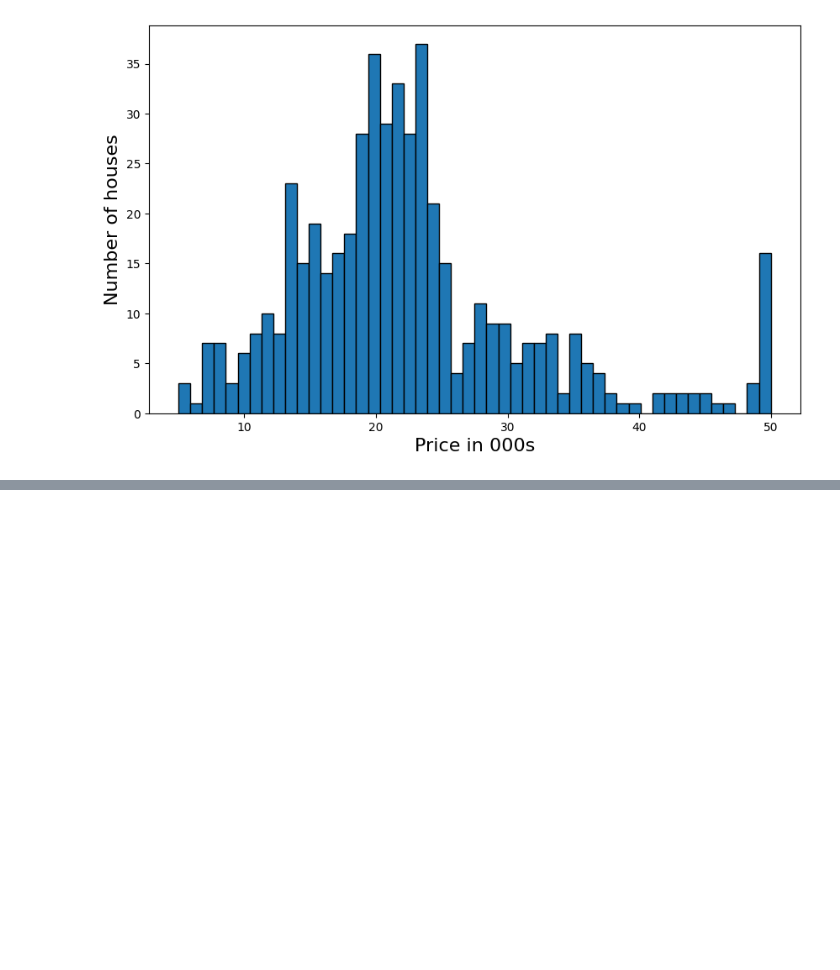
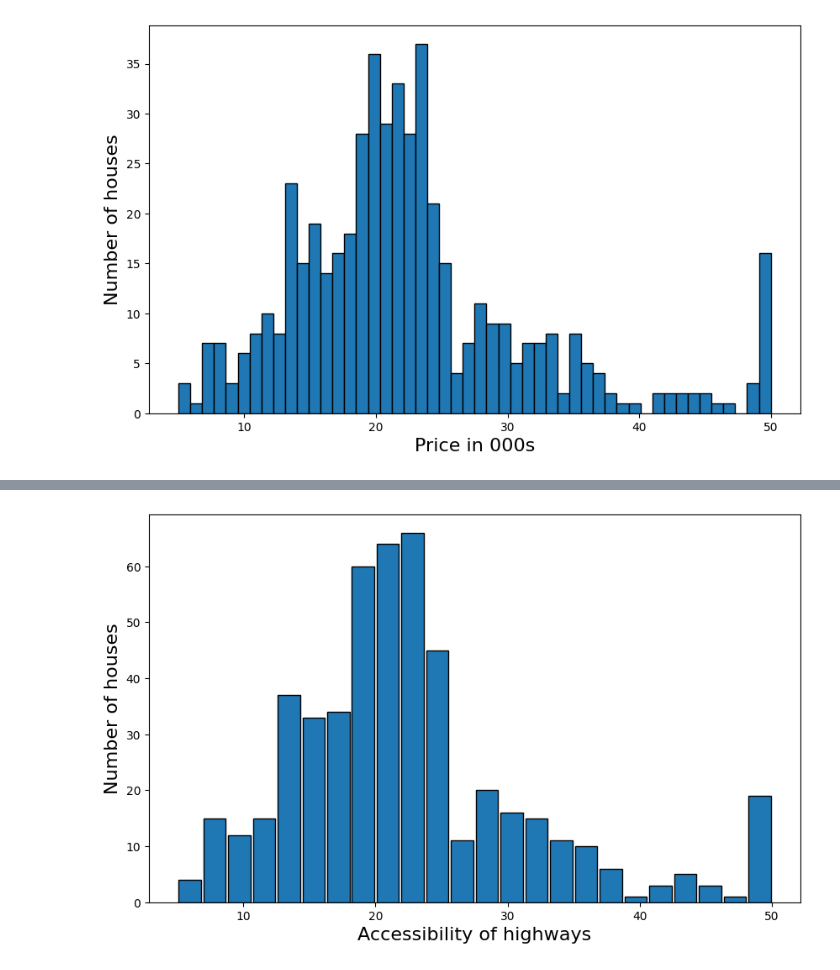
Before and after one commit to cropped33/ML_learining, a Jupyter notebook: chapter_5/predect_house_price.ipynb, the cells around one changed output, grey strips where cells are left out. Cells and saved outputs as stored; diff of their text form; code cells hidden in the pictures; blank space fills up the shorter version.

```diff
--- a/chapter_5/predect_house_price.ipynb
+++ b/chapter_5/predect_house_price.ipynb
@@ -75,0 +182,11 @@ plt.show()
+# %%
+plt.figure(figsize=(10,6))
+
+# nbins is set to 24 because rad has index ranging from 1 to 24 which is like rating for the accessibility of the highway
+plt.hist(data["PRICE"], bins=24,rwidth=0.9, ec="black")
+plt.xlabel("Accessibility of highways", fontsize=16)
+plt.ylabel("Number of houses", fontsize=16)
+
+plt.show()
+# %% [output]
+[figure, added]
```
Also changed, not shown: parts of 14 cells of this notebook.
